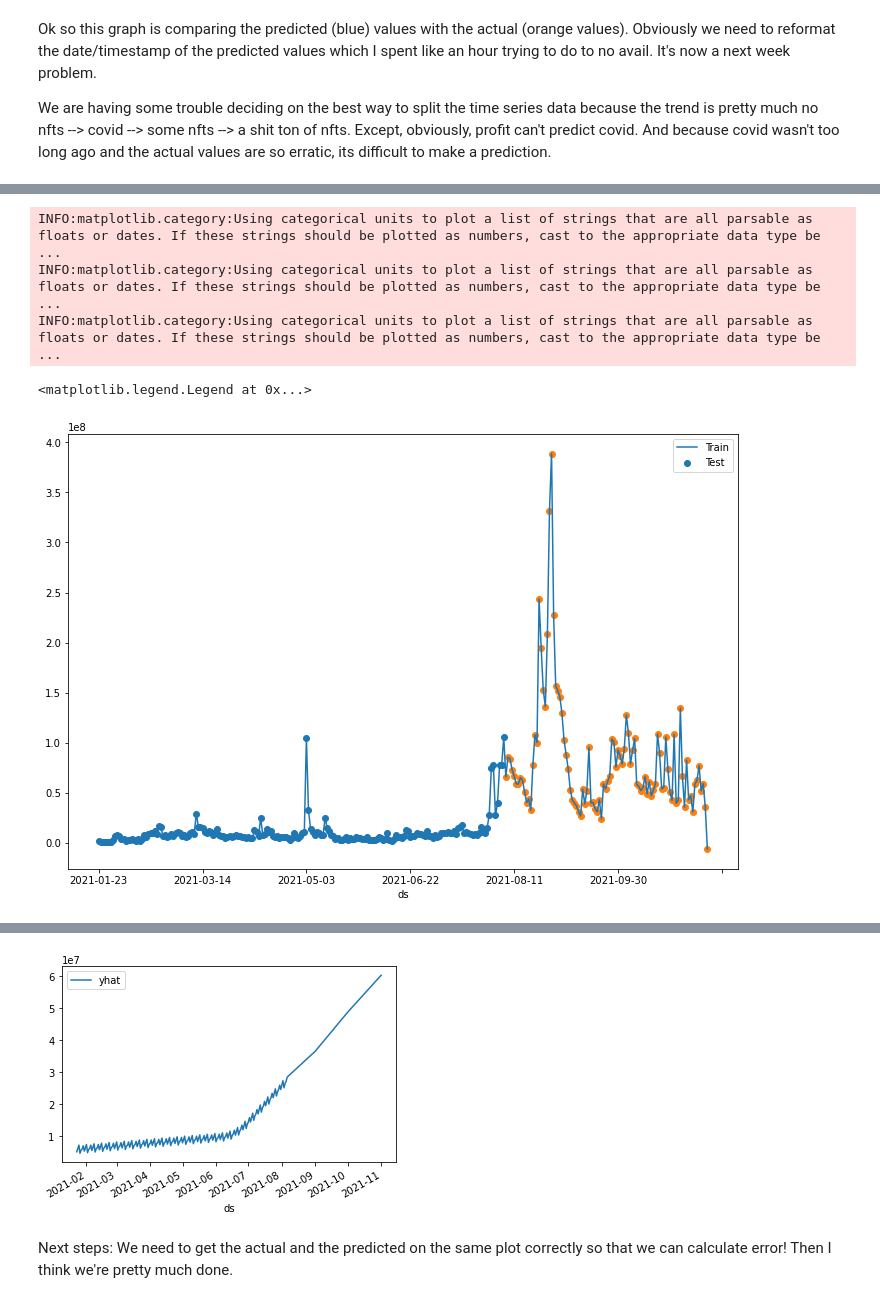
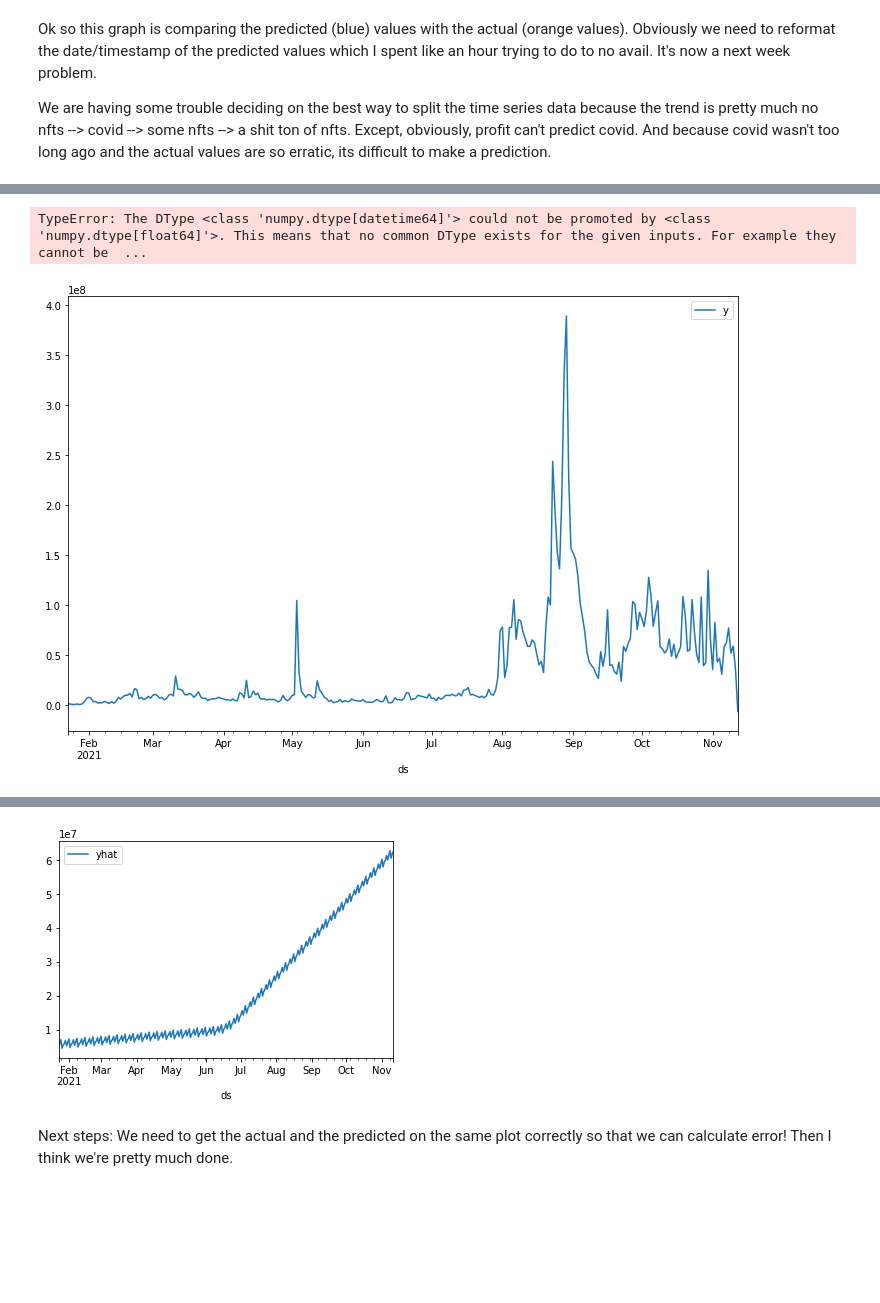
Before and after one commit to eroskopf/NFTPricePred, a Jupyter notebook: analysis/Post Covid Analysis.ipynb, the cells around one changed output, grey strips where cells are left out. Drawn from its saved outputs; the diff is of its cells as text; code cells hidden in the pictures; blank space fills up the shorter version.

```diff
--- a/analysis/Post Covid Analysis.ipynb
+++ b/analysis/Post Covid Analysis.ipynb
@@ -3,7 +3,7 @@ from prophet import Prophet
 import pandas as pd
 import matplotlib.pyplot as plt
 # %%
-time_series = pd.read_csv("../data/NFT_Time_Series.csv")
+time_series = pd.read_csv("C:/Users/fremo/Data Science/Final Project/NFTdata/NFT_Time_Series.csv")
 time_series.rename(columns = {'Date':'ds', 'Sales_USD':'y'}, inplace = True)
 time_series.head()
 # %% [output]
@@ -98,0 +105,3 @@ plt.show()
+# %%
+forecast.ds = pd.to_datetime(forecast.ds)
+post_covid_clean.ds = pd.to_datetime(post_covid_clean.ds)
@@ -127,16 +182,14 @@ plt.scatter(f_train, l_train)
 plt.scatter(f_test, l_test)
 plt.legend(["Train", "Test"])
 # %% [output]
-INFO:matplotlib.category:Using categorical units to plot a list of strings that are all parsable as floats or dates. If these strings should be plotted as numbers, cast to the appropriate data type be ...
-INFO:matplotlib.category:Using categorical units to plot a list of strings that are all parsable as floats or dates. If these strings should be plotted as numbers, cast to the appropriate data type be ...
-INFO:matplotlib.category:Using categorical units to plot a list of strings that are all parsable as floats or dates. If these strings should be plotted as numbers, cast to the appropriate data type be ...
+TypeError: The DType <class 'numpy.dtype[datetime64]'> could not be promoted by <class 'numpy.dtype[float64]'>. This means that no common DType exists for the given inputs. For example they cannot be  ...
-<matplotlib.legend.Legend at 0x...>
-[figure, old version]
+[figure, new version]
 # %%
 model_3_mo = Prophet(interval_width=0.95)
 model_3_mo.fit(train_data)
 
-future_3_mo = model_3_mo.make_future_dataframe(periods=3, freq='MS')
+#future_3_mo = model_3_mo.make_future_dataframe(periods=3, freq='MS')
+future_3_mo = model_3_mo.make_future_dataframe(periods = 97)
 
 forecast_3_mo = model_3_mo.predict(future_3_mo)
 forecast_3_mo = forecast_3_mo[['ds', 'yhat']]
@@ -156,3 +209,3 @@ INFO:prophet:Disabling daily seasonality. Run prophet with daily_seasonality=Tru
-[figure, old version]
+[figure, new version]
 # %% [markdown]
 Next steps: We need to get the actual and the predicted on the same plot correctly so that we can calculate error! Then I think we're pretty much done.
```
Also changed, not shown: parts of 22 cells of this notebook, 2 other files.
